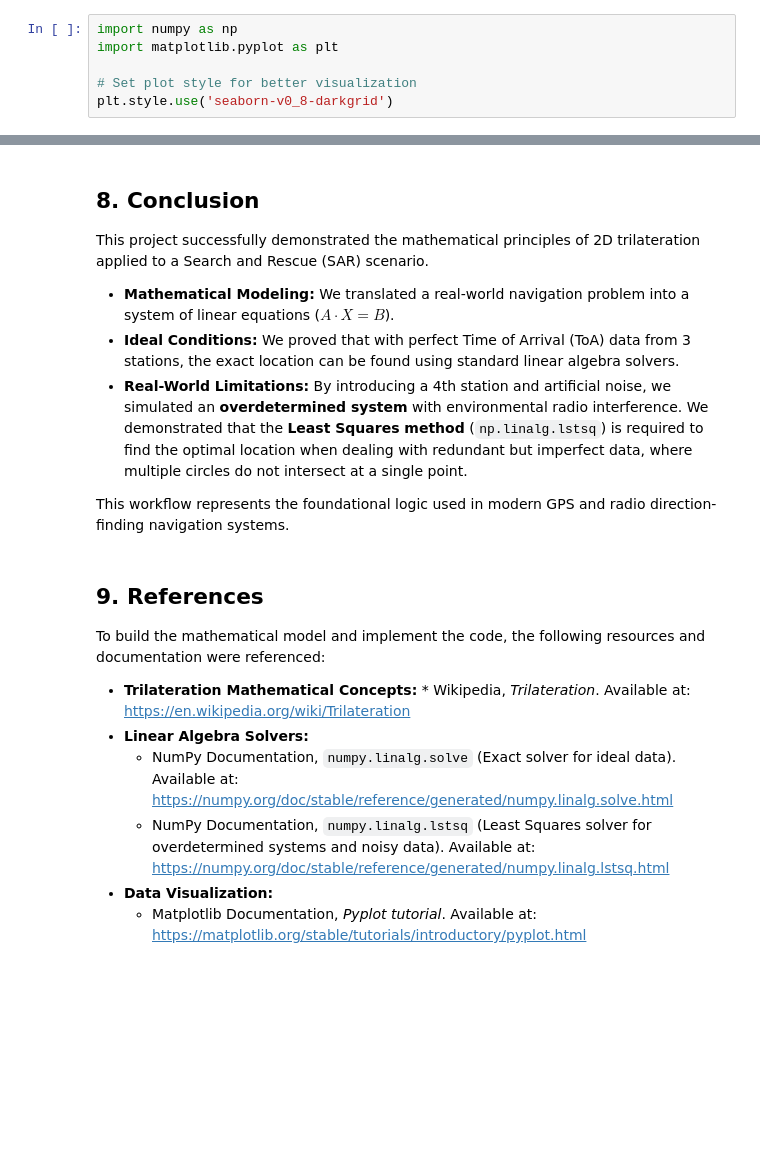
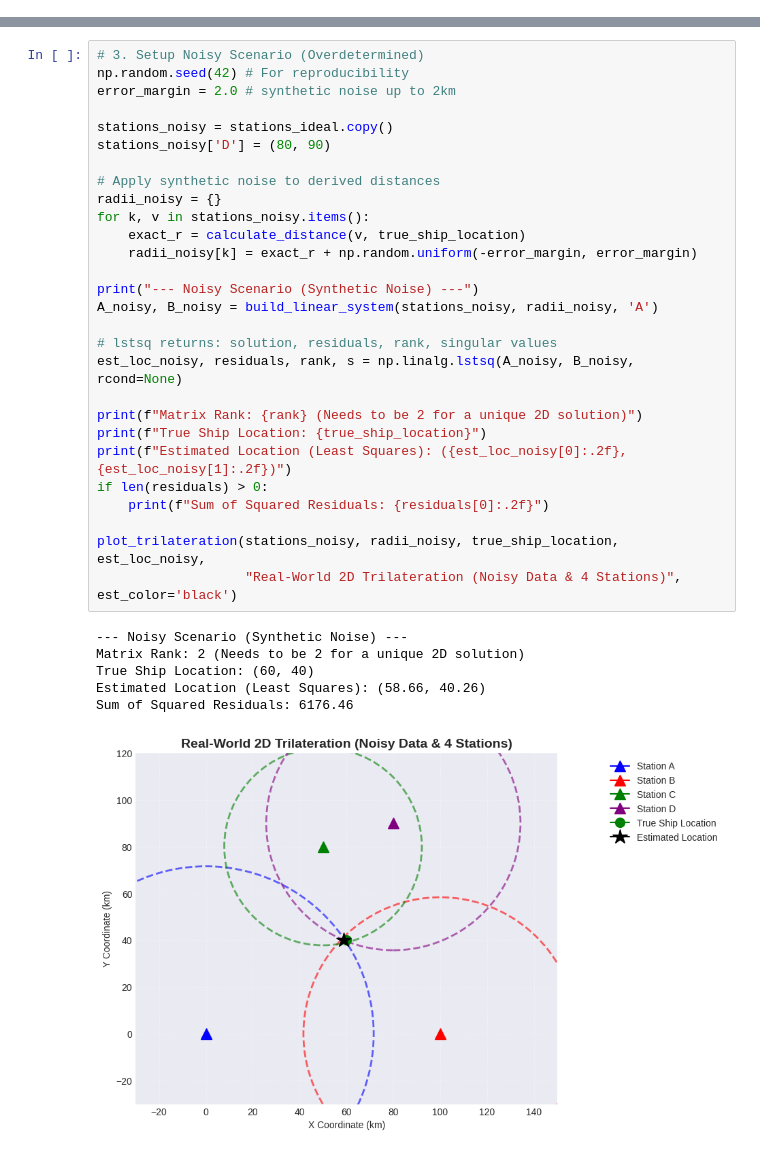
Before and after one commit to Lukanov73/SAR-Trilateration, a Jupyter notebook: SAR_Trilateration.ipynb, the cells around one changed output, grey strips where cells are left out. Saved outputs shown, nothing was run; the diff lists cells and outputs as text; blank space fills up the shorter version.

Commit message:
Major refactor: Modularize code, refine math model, and add academic constraints

```diff
--- a/SAR_Trilateration.ipynb
+++ b/SAR_Trilateration.ipynb
@@ -32,6 +31,0 @@ This system forms the matrix equation $A \cdot X = B$.
-# %%
-import numpy as np
-import matplotlib.pyplot as plt
-
-# Set plot style for better visualization
-plt.style.use('seaborn-v0_8-darkgrid')
@@ -220,21 +118,35 @@ plt.show()
-# %% [markdown]
-## 8. Conclusion
-
-This project successfully demonstrated the mathematical principles of 2D trilateration applied to a Search and Rescue (SAR) scenario.
-
-* **Mathematical Modeling:** We translated a real-world navigation problem into a system of linear equations ($A \cdot X = B$).
-* **Ideal Conditions:** We proved that with perfect Time of Arrival (ToA) data from 3 stations, the exact location can be found using standard linear algebra solvers.
-* **Real-World Limitations:** By introducing a 4th station and artificial noise, we simulated an **overdetermined system** with environmental radio interference. We demonstrated that the **Least Squares method** (`np.linalg.lstsq`) is required to find the optimal location when dealing with redundant but imperfect data, where multiple circles do not intersect at a single point.
-
-This workflow represents the foundational logic used in modern GPS and radio direction-finding navigation systems.
-# %% [markdown]
-## 9. References
-
-To build the mathematical model and implement the code, the following resources and documentation were referenced:
-
-* **Trilateration Mathematical Concepts:** * Wikipedia, *Trilateration*. Available at: [https://en.wikipedia.org/wiki/Trilateration](https://en.wikipedia.org/wiki/Trilateration)
-* **Linear Algebra Solvers:**
-  * NumPy Documentation, `numpy.linalg.solve` (Exact solver for ideal data). Available at: [https://numpy.org/doc/stable/reference/generated/numpy.linalg.solve.html](https://numpy.org/doc/stable/reference/generated/numpy.linalg.solve.html)
-  * NumPy Documentation, `numpy.linalg.lstsq` (Least Squares solver for overdetermined systems and noisy data). Available at: [https://numpy.org/doc/stable/reference/generated/numpy.linalg.lstsq.html](https://numpy.org/doc/stable/reference/generated/numpy.linalg.lstsq.html)
-* **Data Visualization:**
-  * Matplotlib Documentation, *Pyplot tutorial*. Available at: [https://matplotlib.org/stable/tutorials/introductory/pyplot.html](https://matplotlib.org/stable/tutorials/introductory/pyplot.html)
+# %%
+# 3. Setup Noisy Scenario (Overdetermined)
+np.random.seed(42) # For reproducibility
+error_margin = 2.0 # synthetic noise up to 2km
+
+stations_noisy = stations_ideal.copy()
+stations_noisy['D'] = (80, 90)
+
+# Apply synthetic noise to derived distances
+radii_noisy = {}
+for k, v in stations_noisy.items():
+    exact_r = calculate_distance(v, true_ship_location)
+    radii_noisy[k] = exact_r + np.random.uniform(-error_margin, error_margin)
+
+print("--- Noisy Scenario (Synthetic Noise) ---")
+A_noisy, B_noisy = build_linear_system(stations_noisy, radii_noisy, 'A')
+
+# lstsq returns: solution, residuals, rank, singular values
+est_loc_noisy, residuals, rank, s = np.linalg.lstsq(A_noisy, B_noisy, rcond=None)
+
+print(f"Matrix Rank: {rank} (Needs to be 2 for a unique 2D solution)")
+print(f"True Ship Location: {true_ship_location}")
+print(f"Estimated Location (Least Squares): ({est_loc_noisy[0]:.2f}, {est_loc_noisy[1]:.2f})")
+if len(residuals) > 0:
+    print(f"Sum of Squared Residuals: {residuals[0]:.2f}")
+
+plot_trilateration(stations_noisy, radii_noisy, true_ship_location, est_loc_noisy,
+                   "Real-World 2D Trilateration (Noisy Data & 4 Stations)", est_color='black')
+# %% [output]
+--- Noisy Scenario (Synthetic Noise) ---
+Matrix Rank: 2 (Needs to be 2 for a unique 2D solution)
+True Ship Location: (60, 40)
+Estimated Location (Least Squares): (58.66, 40.26)
+Sum of Squared Residuals: 6176.46
+[figure, added]
```
Also changed, not shown: parts of 13 cells of this notebook.
